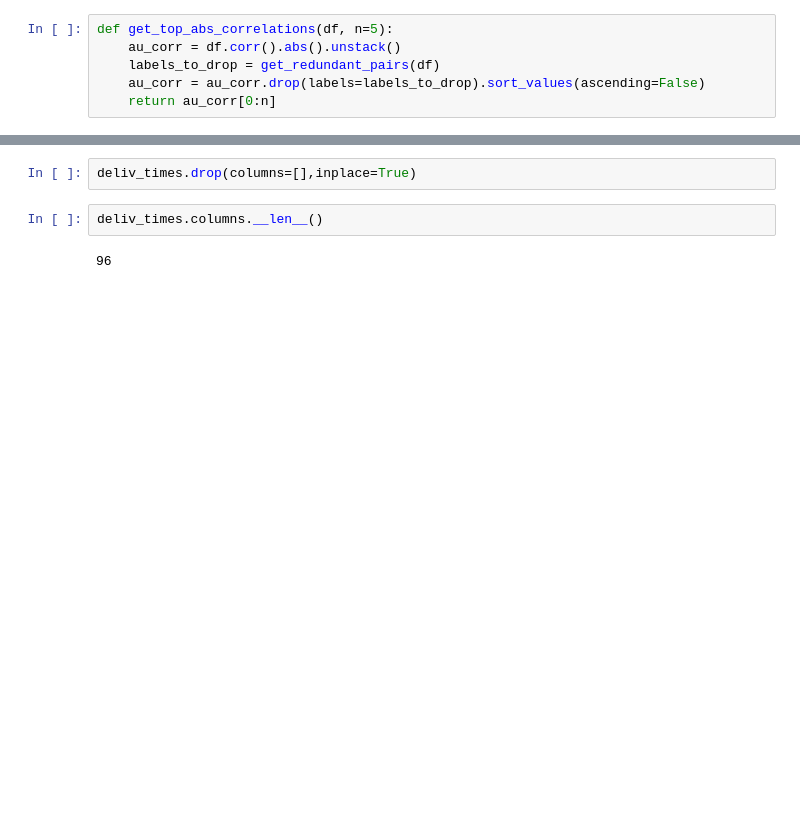
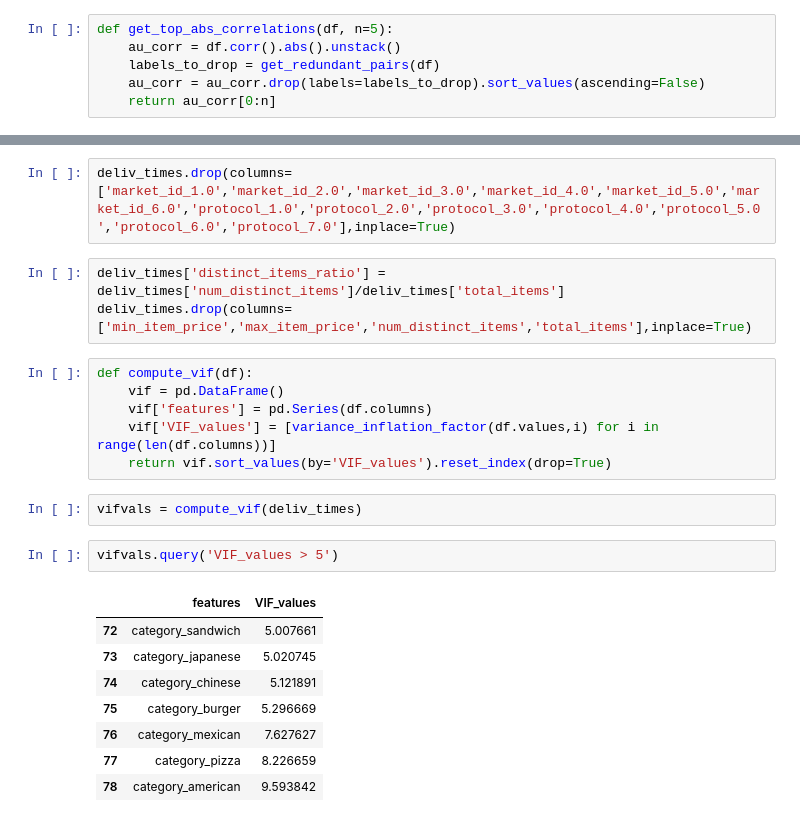
Before and after one commit to riyer98/data_sc_sample_projects, a Jupyter notebook: doordash.ipynb, the cells around one changed output, grey strips where cells are left out. Saved outputs shown, nothing was run; the diff lists cells and outputs as text; blank space fills up the shorter version.

Commit message:
worked on doordash, gett data

```diff
--- a/doordash.ipynb
+++ b/doordash.ipynb
@@ -114,7 +97,25 @@ total_outstanding_orders        market_id_2.0         0.286915
 dtype: float64
+# %%
+deliv_times.drop(columns=['market_id_1.0','market_id_2.0','market_id_3.0','market_id_4.0','market_id_5.0','market_id_6.0','protocol_1.0','protocol_2.0','protocol_3.0','protocol_4.0','protocol_5.0','protocol_6.0','protocol_7.0'],inplace=True)
 # %%
-deliv_times.drop(columns=[],inplace=True)
+deliv_times['distinct_items_ratio'] = deliv_times['num_distinct_items']/deliv_times['total_items']
+deliv_times.drop(columns=['min_item_price','max_item_price','num_distinct_items','total_items'],inplace=True)
-# %%
-deliv_times.columns.__len__()
-# %% [output]
-96
+# %%
+def compute_vif(df):
+    vif = pd.DataFrame()
+    vif['features'] = pd.Series(df.columns)
+    vif['VIF_values'] = [variance_inflation_factor(df.values,i) for i in range(len(df.columns))]
+    return vif.sort_values(by='VIF_values').reset_index(drop=True)
+# %%
+vifvals = compute_vif(deliv_times)
+# %%
+vifvals.query('VIF_values > 5')
+# %% [output]
+|  | features | VIF_values |
+| 72 | category_sandwich | 5.007661 |
+| 73 | category_japanese | 5.020745 |
+| 74 | category_chinese | 5.121891 |
+| 75 | category_burger | 5.296669 |
+| 76 | category_mexican | 7.627627 |
+| 77 | category_pizza | 8.226659 |
+| 78 | category_american | 9.593842 |
```
Also changed, not shown: parts of 12 cells of this notebook, 2 other files.
